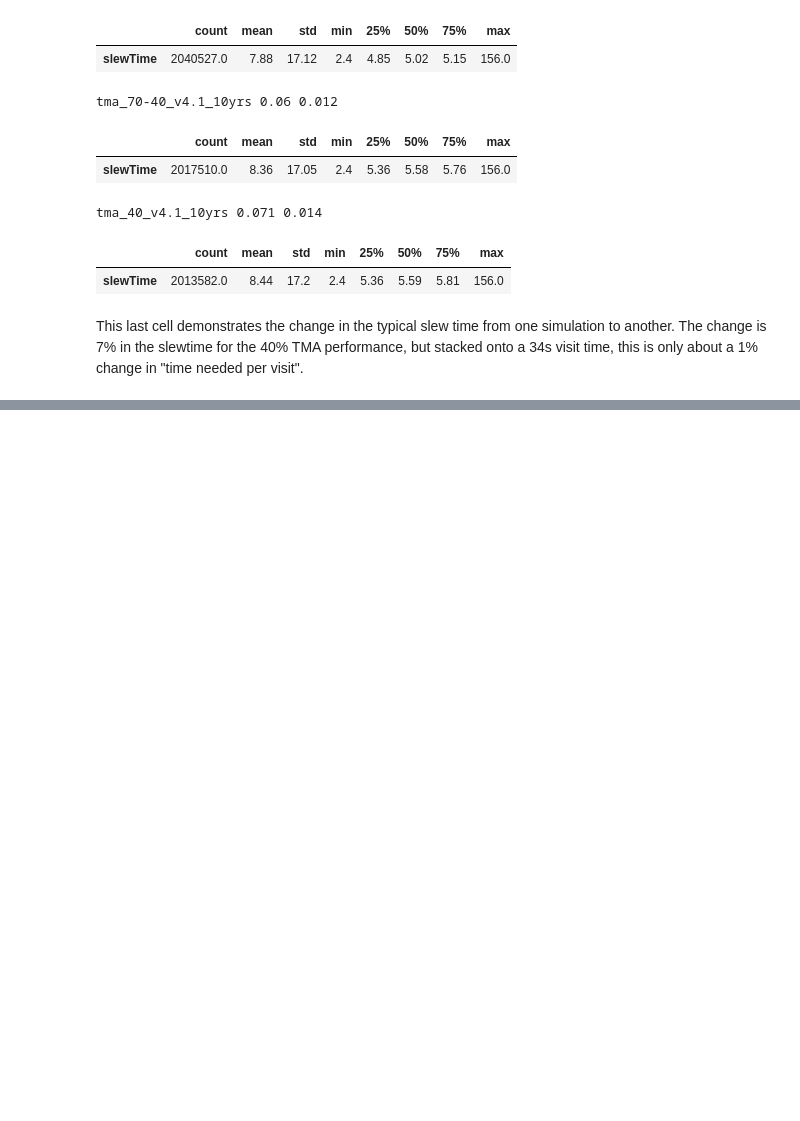
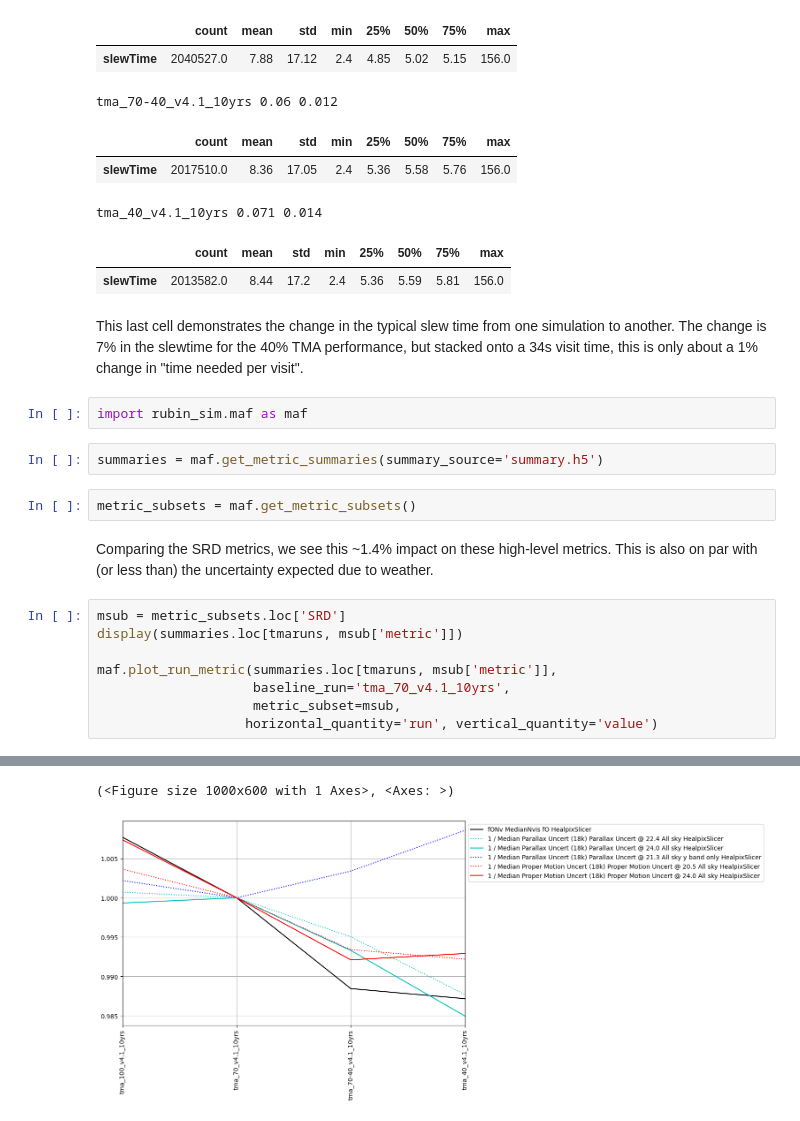
Before and after one commit to lsst-sims/sims_featureScheduler_runs4.1, a Jupyter notebook: ccr1/SlewTimeComparison.ipynb, the cells around one changed output, grey strips where cells are left out. Cells and saved outputs as stored; diff of their text form; blank space fills up the shorter version.

```diff
--- a/ccr1/SlewTimeComparison.ipynb
+++ b/ccr1/SlewTimeComparison.ipynb
@@ -295,3 +295,20 @@ tma_40_v4.1_10yrs 0.071 0.014
 | slewTime | 2013582.0 | 8.44 | 17.2 | 2.4 | 5.36 | 5.59 | 5.81 | 156.0 |
 # %% [markdown]
 This last cell demonstrates the change in the typical slew time from one simulation to another. The change is 7% in the slewtime for the 40% TMA performance, but stacked onto a 34s visit time, this is only about a 1% change in "time needed per visit".
+# %%
+import rubin_sim.maf as maf
+# %%
+summaries = maf.get_metric_summaries(summary_source='summary.h5')
+# %%
+metric_subsets = maf.get_metric_subsets()
+# %% [markdown]
+Comparing the SRD metrics, we see this ~1.4% impact on these high-level metrics. This is also on par with (or less than) the uncertainty expected due to weather.
+# %%
+msub = metric_subsets.loc['SRD']
+display(summaries.loc[tmaruns, msub['metric']])
+
+maf.plot_run_metric(summaries.loc[tmaruns, msub['metric']],
+                    baseline_run='tma_70_v4.1_10yrs',
+                    metric_subset=msub,
+                   horizontal_quantity='run', vertical_quantity='value')
+# %% [output]
@@ -297,0 +321,2 @@ This last cell demonstrates the change in the typical slew time from one simulat
+(<Figure size 1000x600 with 1 Axes>, <Axes: >)
+[figure, added]
```
Also changed, not shown: parts of 2 cells of this notebook, 1 other file.
